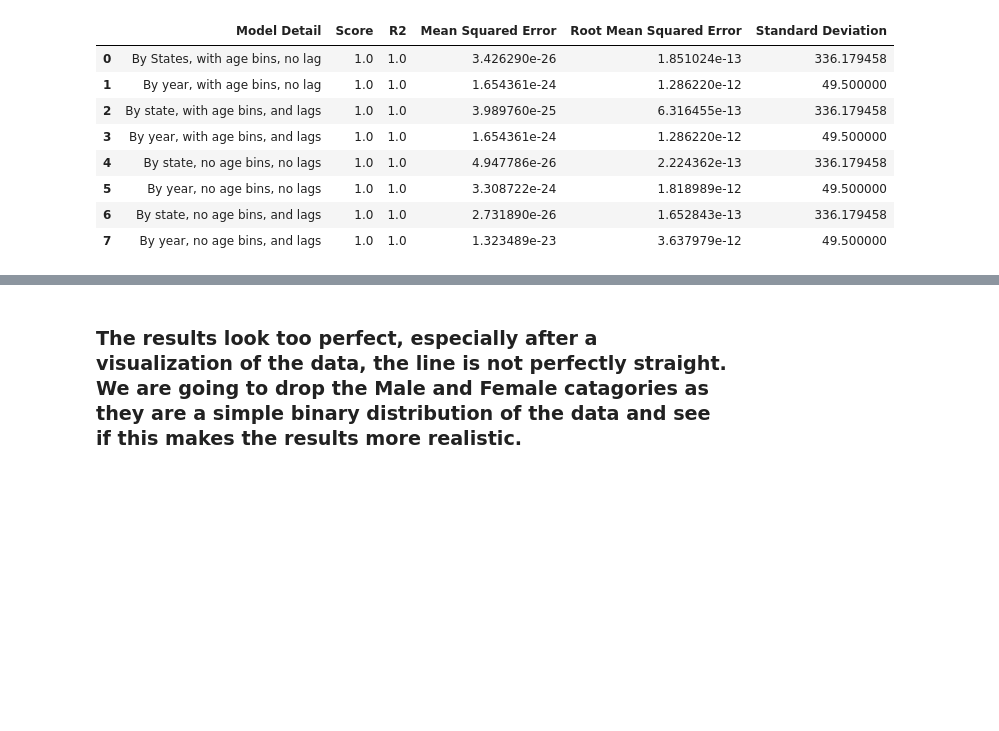
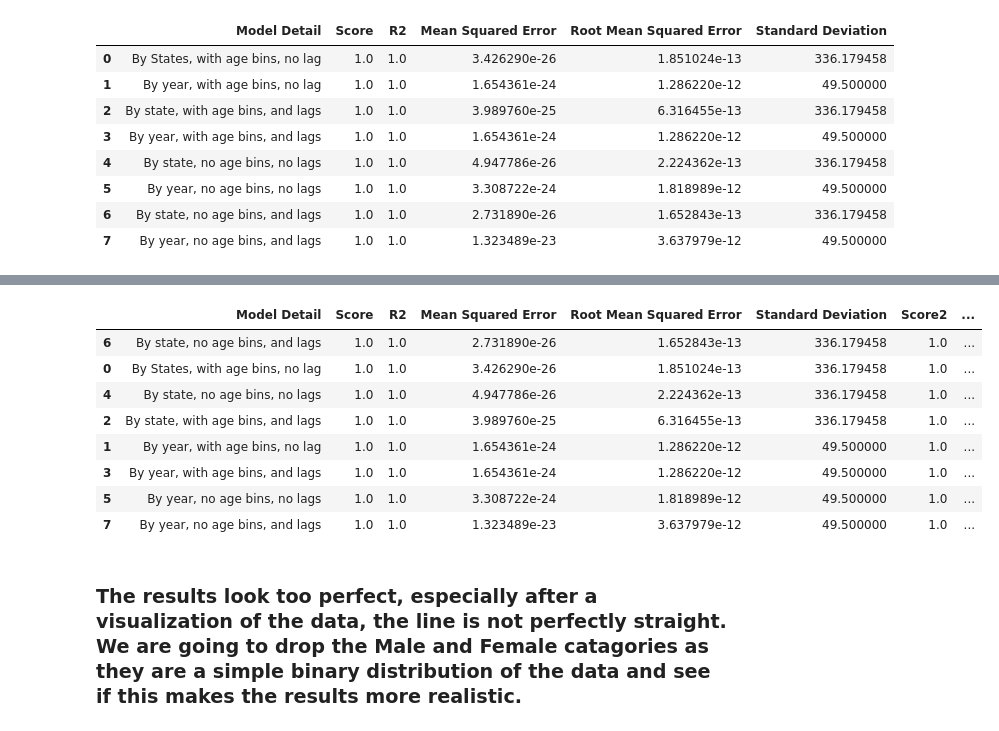
Before and after one commit to henniferkay/tbUS, a Jupyter notebook: linear_reg_cases.ipynb, the cells around one changed output, grey strips where cells are left out. Cells and saved outputs as stored; diff of their text form; code cells hidden in the pictures; blank space fills up the shorter version.

```diff
--- a/linear_reg_cases.ipynb
+++ b/linear_reg_cases.ipynb
@@ -382,3 +301,16 @@ tb_grouped_plot
+# %%
+both_options = pd.merge(results_df_split, results_df_not_split, left_on='Model Detail', right_on='Model Detail')
+both_options.sort_values('Mean Squared Error')
+# %% [output]
+|  | Model Detail | Score | R2 | Mean Squared Error | Root Mean Squared Error | Standard Deviation | Score2 | ... |
+| 6 | By state, no age bins, and lags | 1.0 | 1.0 | 2.731890e-26 | 1.652843e-13 | 336.179458 | 1.0 | ... |
+| 0 | By States, with age bins, no lag | 1.0 | 1.0 | 3.426290e-26 | 1.851024e-13 | 336.179458 | 1.0 | ... |
+| 4 | By state, no age bins, no lags | 1.0 | 1.0 | 4.947786e-26 | 2.224362e-13 | 336.179458 | 1.0 | ... |
+| 2 | By state, with age bins, and lags | 1.0 | 1.0 | 3.989760e-25 | 6.316455e-13 | 336.179458 | 1.0 | ... |
+| 1 | By year, with age bins, no lag | 1.0 | 1.0 | 1.654361e-24 | 1.286220e-12 | 49.500000 | 1.0 | ... |
+| 3 | By year, with age bins, and lags | 1.0 | 1.0 | 1.654361e-24 | 1.286220e-12 | 49.500000 | 1.0 | ... |
+| 5 | By year, no age bins, no lags | 1.0 | 1.0 | 3.308722e-24 | 1.818989e-12 | 49.500000 | 1.0 | ... |
+| 7 | By year, no age bins, and lags | 1.0 | 1.0 | 1.323489e-23 | 3.637979e-12 | 49.500000 | 1.0 | ... |
 # %% [markdown]
 ### The results look too perfect, especially after a visualization of the data, the line is not perfectly straight. We are going to drop the Male and Female catagories as they are a simple binary distribution of the data and see if this makes the results more realistic.
 # %%
```
Also changed, not shown: parts of 28 cells of this notebook, 1 other file.
